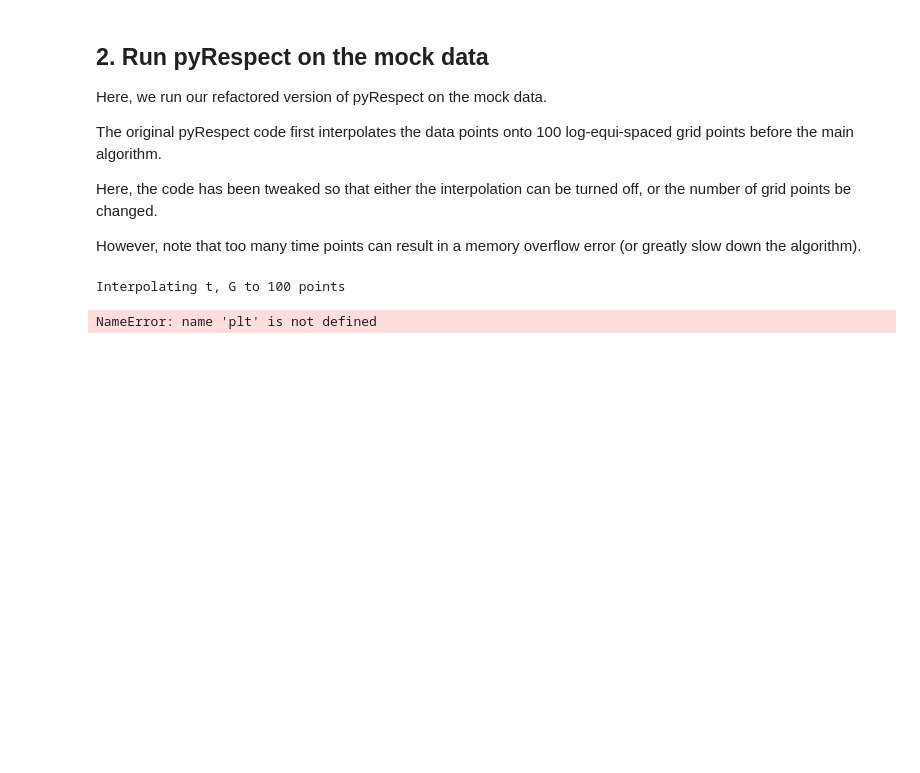
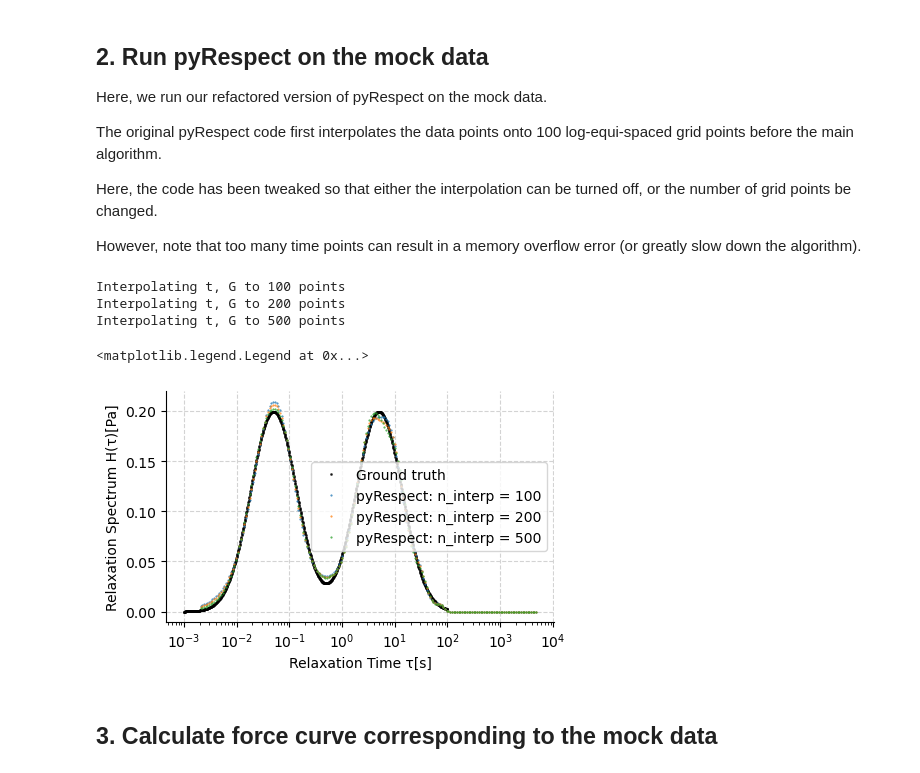
Before and after one commit to Jhko725/NeuralConstitutiveEq.jl, a Jupyter notebook: notebooks/231125_pyrespect.ipynb, the cells around one changed output. Drawn from its saved outputs; the diff is of its cells as text; code cells hidden in the pictures; blank space fills up the shorter version.

```diff
--- a/notebooks/231125_pyrespect.ipynb
+++ b/notebooks/231125_pyrespect.ipynb
@@ -55,19 +60,36 @@ The original pyRespect code first interpolates the data points onto 100 log-equi
 Here, the code has been tweaked so that either the interpolation can be turned off, or the number of grid points be changed.
 
 However, note that too many time points can result in a memory overflow error (or greatly slow down the algorithm).
-# %%
-t_estimated, h_estimated, _ = estimate_continous_spectrum(t_data, g_data, n_spectrum_points=200)
-# %% [output]
-Interpolating t, G to 100 points
 # %%
 fig, ax = plt.subplots(1, 1, figsize=(5, 3))
-ax.plot(*bimodal.discrete_spectrum, ".", label = "Ground truth")
+ax.plot(
+    *bimodal.discrete_spectrum,
+    ".",
+    color="black",
+    markersize=2.0,
+    alpha=0.7,
+    label="Ground truth",
+)
 for n_interp in (100, 200, 500):
-    t_estimated, h_estimated, _ = estimate_continous_spectrum(t_data, g_data, n_interpolation=n_interp,n_spectrum_points=200)
-    ax.plot(t_estimated, h_estimated, ".", alpha = 0.7, label = f"pyRespect: n_interp = {n_interp}")
+    t_estimated, h_estimated, _ = estimate_continous_spectrum(
+        t_data, g_data, n_interpolation=n_interp, n_spectrum_points=200
+    )
+    ax.plot(
+        t_estimated,
+        h_estimated,
+        ".",
+        alpha=0.9,
+        label=f"pyRespect: n_interp = {n_interp}",
+    )
 ax.set_xscale("log", base=10)
 ax.set_xlabel("Relaxation Time τ[s]")
 ax.set_ylabel("Relaxation Spectrum H(τ)[Pa]")
 ax.legend()
 # %% [output]
-NameError: name 'plt' is not defined
+Interpolating t, G to 100 points
+Interpolating t, G to 200 points
+Interpolating t, G to 500 points
+<matplotlib.legend.Legend at 0x...>
+[figure, added]
+# %% [markdown]
+## 3. Calculate force curve corresponding to the mock data
```
Also changed, not shown: parts of 3 cells of this notebook, 4 other files.
